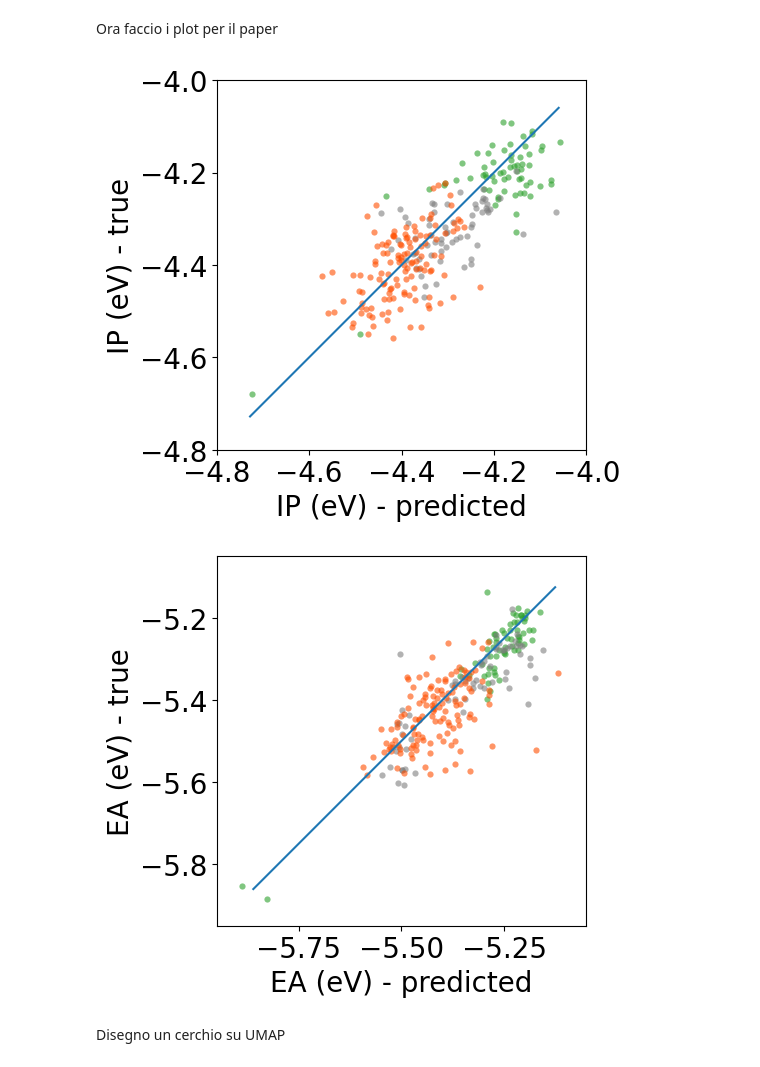
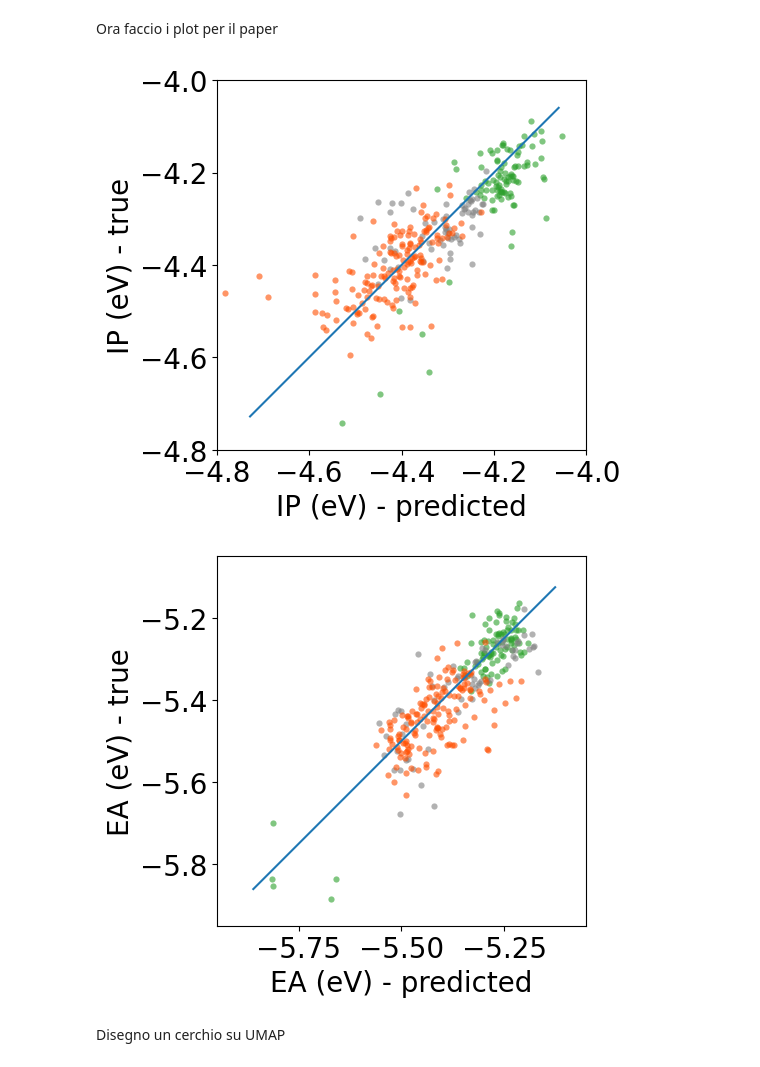
Before and after one commit to daimoners/GrapheNet, a Jupyter notebook: UMAP.ipynb, the cells around one changed output. Drawn from its saved outputs; the diff is of its cells as text; code cells hidden in the pictures.

```diff
--- a/UMAP.ipynb
+++ b/UMAP.ipynb
@@ -184,7 +182,7 @@ for cluster in clusters:
 
     new_df = new_df.loc[:, col_list].reset_index()
 
-    new_df.to_csv(f"./UMAP_DBSCAN/dataset_cluster_{cluster}.csv")
+    new_df.to_csv(f"./UMAP/plots/dataset_cluster_{cluster}.csv")
 # %% [markdown]
 Plot dei vari fit sui clusters
 # %%
@@ -216,7 +214,7 @@ def r2_score(y_pred, y_true):
     SST = np.sum((y_true - mean_y) ** 2)
     return 1 - SSR / SST
 
-df = pd.read_csv("/home/cnrismn/git_workspace/GrapheNet/UMAP_DBSCAN/25_clusters/umap_results.csv")
+df = pd.read_csv("/home/tommaso/git_workspace/GrapheNet/UMAP/25_clusters/umap_results.csv")
 target = "ionization_potential"
 clusters =[0,1,2,3,4,5,6,7,8,10,11]
 
@@ -227,7 +225,7 @@ print(max)
 
 paths = []
 for cluster in clusters:
-    paths.append(f"/home/cnrismn/git_workspace/GrapheNet/UMAP_DBSCAN/25_clusters/cluster_{cluster}/training_dataset/models/{target}/{target}_prediction_results.csv")
+    paths.append(f"/home/tommaso/git_workspace/GrapheNet/UMAP/25_clusters/cluster_{cluster}/models/{target}/{target}_prediction_results.csv")
 
 
 # Imposta la griglia 4x3
@@ -271,7 +269,7 @@ import pandas as pd
 import numpy as np
 
 clusters =[0,1,2,3,4,5,6,7,8,10,11]
-df = pd.read_csv("/home/cnrismn/git_workspace/GrapheNet/UMAP_DBSCAN/25_clusters/umap_results.csv")
+df = pd.read_csv("/home/tommaso/git_workspace/GrapheNet/UMAP/25_clusters/umap_results.csv")
 
 colors = [
         "#1f77b4",
@@ -369,7 +367,7 @@ colors = [
     ]
 
 
-df = pd.read_csv("/home/cnrismn/git_workspace/GrapheNet/UMAP_DBSCAN/25_clusters/umap_results.csv")
+df = pd.read_csv("/home/tommaso/git_workspace/GrapheNet/UMAP/25_clusters/umap_results.csv")
 target = "ionization_potential"
 best_clusters =[2,7,10]
 worst_clusters =[0,1,11]
@@ -381,11 +379,11 @@ print(max)
 
 best_paths = []
 for cluster in best_clusters:
-    best_paths.append(f"/home/cnrismn/git_workspace/GrapheNet/UMAP_DBSCAN/25_clusters/cluster_{cluster}/training_dataset/models/{target}/{target}_prediction_results.csv")
+    best_paths.append(f"/home/tommaso/git_workspace/GrapheNet/UMAP/25_clusters/cluster_{cluster}/models/{target}/{target}_prediction_results.csv")
 
 worst_paths = []
 for cluster in worst_clusters:
-    worst_paths.append(f"/home/cnrismn/git_workspace/GrapheNet/UMAP_DBSCAN/25_clusters/cluster_{cluster}/training_dataset/models/{target}/{target}_prediction_results.csv")
+    worst_paths.append(f"/home/tommaso/git_workspace/GrapheNet/UMAP/25_clusters/cluster_{cluster}/models/{target}/{target}_prediction_results.csv")
 
 # Crea una nuova figura con le dimensioni desiderate
 fig = plt.figure(figsize=(6.5, 6))
@@ -480,7 +478,7 @@ colors = [
 best_clusters =[2,7,10]
 best_paths = []
 for cluster in best_clusters:
-    best_paths.append(f"/home/cnrismn/git_workspace/GrapheNet/UMAP_DBSCAN/25_clusters/cluster_{cluster}/training_dataset/models/{target}/{target}_prediction_results.csv")
+    best_paths.append(f"/home/tommaso/git_workspace/GrapheNet/UMAP/25_clusters/cluster_{cluster}/models/{target}/{target}_prediction_results.csv")
 
 bound = [-4.8, -4]
 
@@ -514,38 +512,38 @@ plt.close()
 target="electron_affinity"
 best_paths.clear()
 for cluster in best_clusters:
-    best_paths.append(f"/home/cnrismn/git_workspace/GrapheNet/UMAP_DBSCAN/25_clusters/cluster_{cluster}/training_dataset/models/{target}/{target}_prediction_results.csv")
+    best_paths.append(f"/home/tommaso/git_workspace/GrapheNet/UMAP/25_clusters/cluster_{cluster}/models/{target}/{target}_prediction_results.csv")
 
 bound = [-5.95, -5.05]
 
 fig, ax1 = plt.subplots()
 ax1.set_xlabel('EA (eV) - predicted',size=20)
 ax1.set_ylabel('EA (eV) - true',size=20)
 ax1.tick_params(axis='both', which='major', labelsize=20)
 ax1.set_xlim(bound)
 ax1.set_ylim(bound)
 ax1.set_box_aspect(1)
 lowbound1 = bound[0]*0.985
 lowbound2 = bound[1]*1.015
 lowbound = [lowbound1, lowbound2]
 ax1.plot(lowbound, lowbound)
 
 # Loop attraverso la lista delle immagini e aggiungile alla figura
 for path, cluster in (zip(best_paths,best_clusters)):
 
     prediction = pd.read_csv(path)
 
     y_hat = prediction[f"{target}_predicted"].to_list()
     y = prediction[f"{target}_real"].to_list()
 
     ax1.scatter(y_hat, y, color=colors[cluster],s=20, alpha=0.6,linewidth=0)
 
 # Mostra la figura con tutte le immagini
 plt.show()
 plt.close()
 # %% [output]
-[figure, old version]
+[figure, new version]
-[figure, old version]
+[figure, new version]
 # %% [markdown]
 Disegno un cerchio su UMAP
 # %%
```
Also changed, not shown: parts of 6 cells of this notebook, 16 other files.
